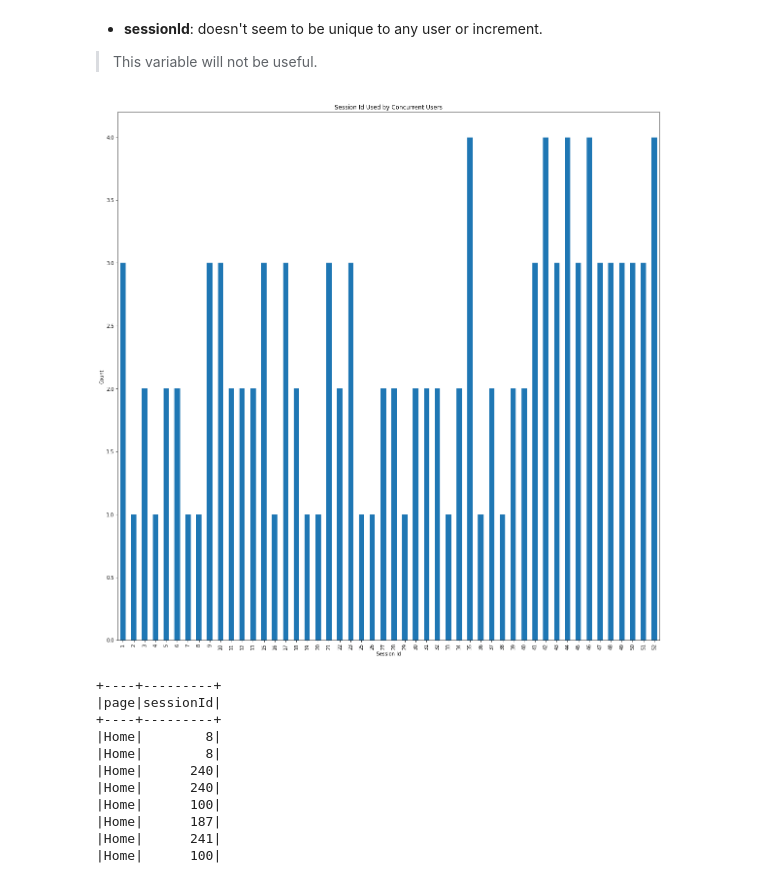
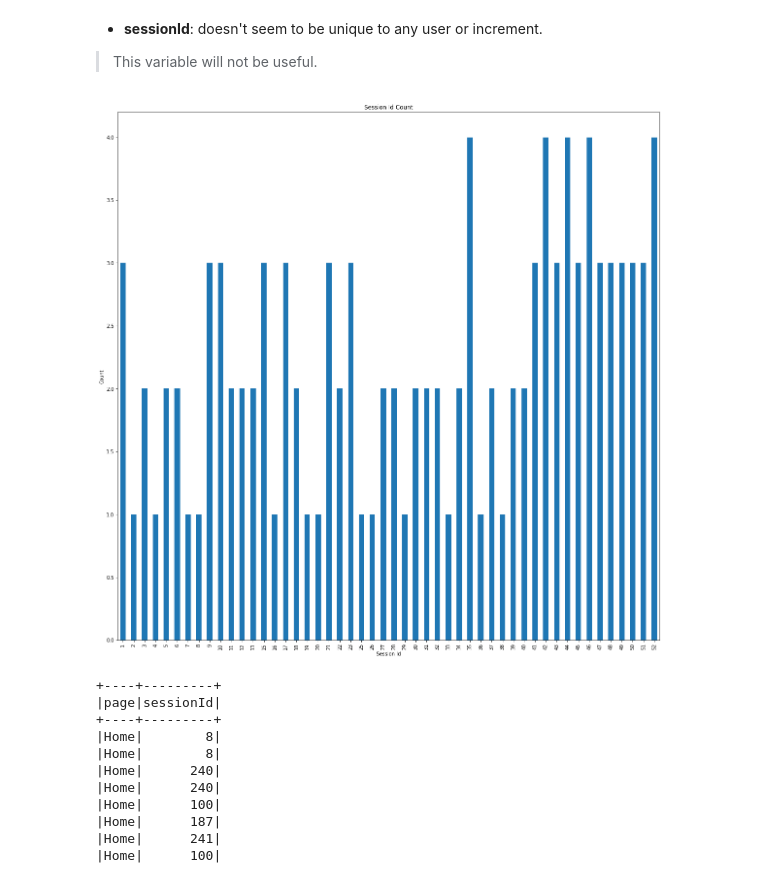
Before and after one commit to PZebarth/Python-Spark-Big-Data-Supervised-Learning, a Jupyter notebook: Sparkify.ipynb, the cells around one changed output. Cells and saved outputs as stored; diff of their text form; code cells hidden in the pictures.

```diff
--- a/Sparkify.ipynb
+++ b/Sparkify.ipynb
@@ -552,21 +560,21 @@ plt.title('Registration Count at Each Hour');
 # %%
 sessionId_count = spark.sql('''
                             SELECT sessionId, COUNT(DISTINCT userId) AS count
                             FROM user_table
                             GROUP BY 1
                             ORDER BY 1 ASC
                             LIMIT 50
                             '''
                             ).toPandas()
 
 sessionId_count.sessionId.astype('int64')
 plt.figure(figsize=(20,20))
-sessionId_count.sort_values(by = 'sessionId', ascending=False).groupby('sessionId')['count'].sum().plot.bar()
+sessionId_count.groupby('sessionId')['count'].sum().plot.bar()
 plt.xlabel('Session Id')
 plt.ylabel('Count')
-plt.title('Session Id Used by Concurrent Users');
+plt.title('Session Id Count');
 # %% [output]
-[figure, old version]
+[figure, new version]
 # %%
 spark.sql('''
           SELECT page, sessionId
```
Also changed, not shown: parts of 77 cells of this notebook.
